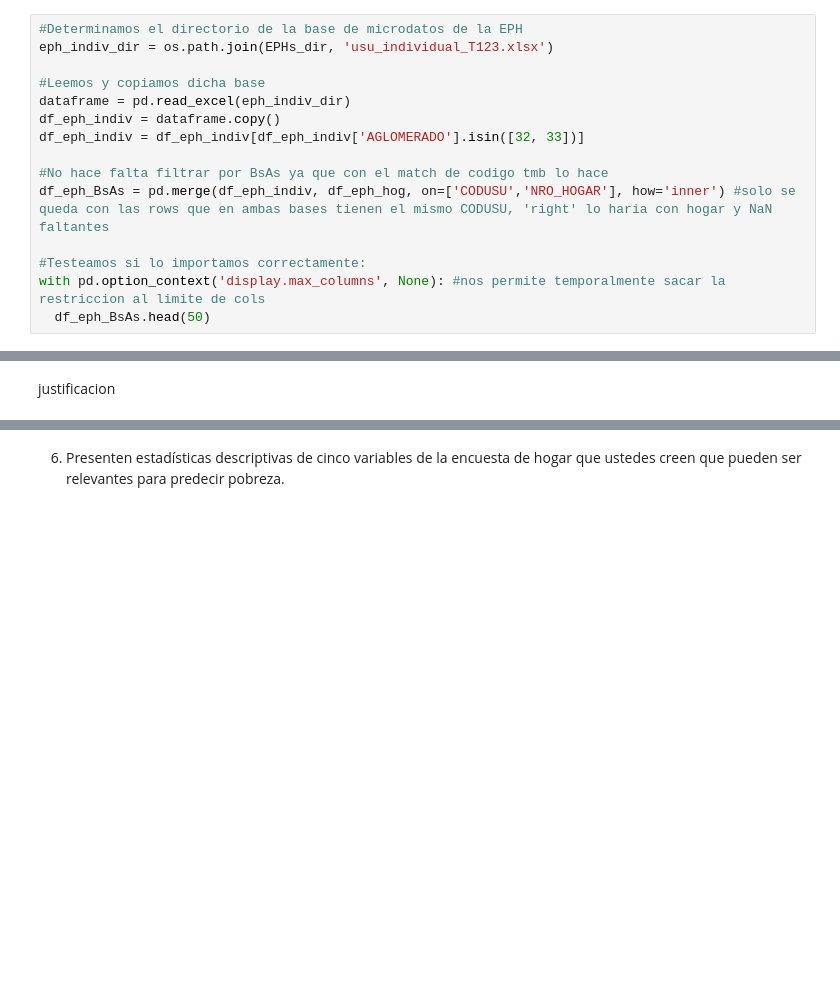
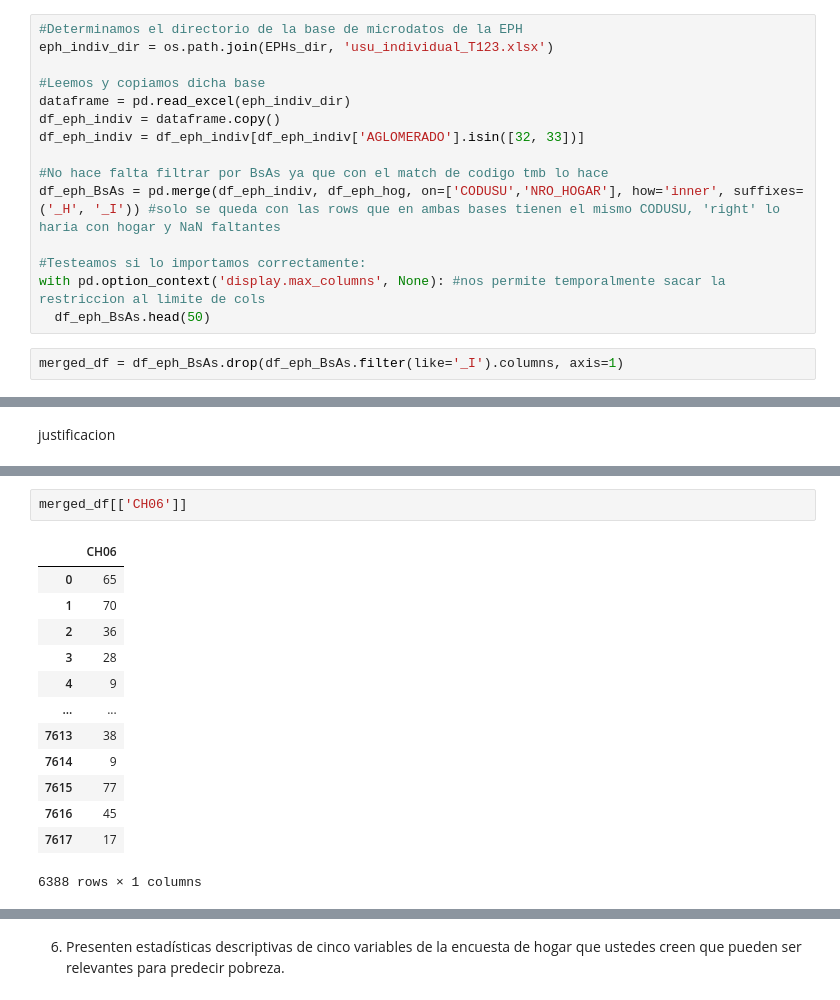
Before and after one commit to TheAtu/TP3, a Jupyter notebook: TP3-Final.ipynb, the cells around one changed output, grey strips where cells are left out. Saved outputs shown, nothing was run; the diff lists cells and outputs as text; blank space fills up the shorter version.

```diff
--- a/TP3-Final.ipynb
+++ b/TP3-Final.ipynb
@@ -83,11 +83,13 @@ df_eph_indiv = dataframe.copy()
 df_eph_indiv = df_eph_indiv[df_eph_indiv['AGLOMERADO'].isin([32, 33])]
 
 #No hace falta filtrar por BsAs ya que con el match de codigo tmb lo hace
-df_eph_BsAs = pd.merge(df_eph_indiv, df_eph_hog, on=['CODUSU','NRO_HOGAR'], how='inner') #solo se queda con las rows que en ambas bases tienen el mismo CODUSU, 'right' lo haria con hogar y NaN faltantes
+df_eph_BsAs = pd.merge(df_eph_indiv, df_eph_hog, on=['CODUSU','NRO_HOGAR'], how='inner', suffixes=('_H', '_I')) #solo se queda con las rows que en ambas bases tienen el mismo CODUSU, 'right' lo haria con hogar y NaN faltantes
 
 #Testeamos si lo importamos correctamente:
 with pd.option_context('display.max_columns', None): #nos permite temporalmente sacar la restriccion al limite de cols
   df_eph_BsAs.head(50)
+# %%
+merged_df = df_eph_BsAs.drop(df_eph_BsAs.filter(like='_I').columns, axis=1)
 # %% [markdown]
 4. Generen sus propias funciones para limpiar la base de datos o, si deciden utilizar funciones existentes en paquetes como numpy y pandas, mencionen cuáles usarán y de qué paquetes son.
 # %%
@@ -162,3 +179,19 @@ df_eph_BsAs_clean = categorical_to_dummy(
 
 with pd.option_context('display.max_columns', None):
   df_eph_BsAs_clean.head(10)
+# %%
+merged_df[['CH06']]
+# %% [output]
+|  | CH06 |
+| 0 | 65 |
+| 1 | 70 |
+| 2 | 36 |
+| 3 | 28 |
+| 4 | 9 |
+| ... | ... |
+| 7613 | 38 |
+| 7614 | 9 |
+| 7615 | 77 |
+| 7616 | 45 |
+| 7617 | 17 |
+6388 rows × 1 columns
```
Also changed, not shown: parts of 14 cells of this notebook.
